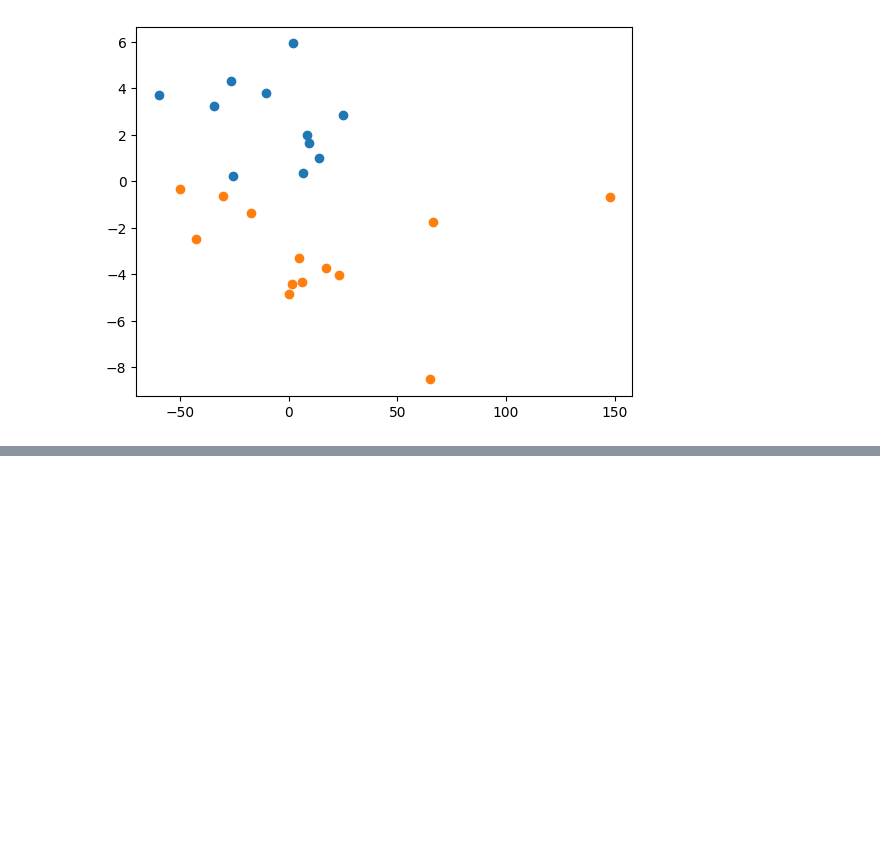
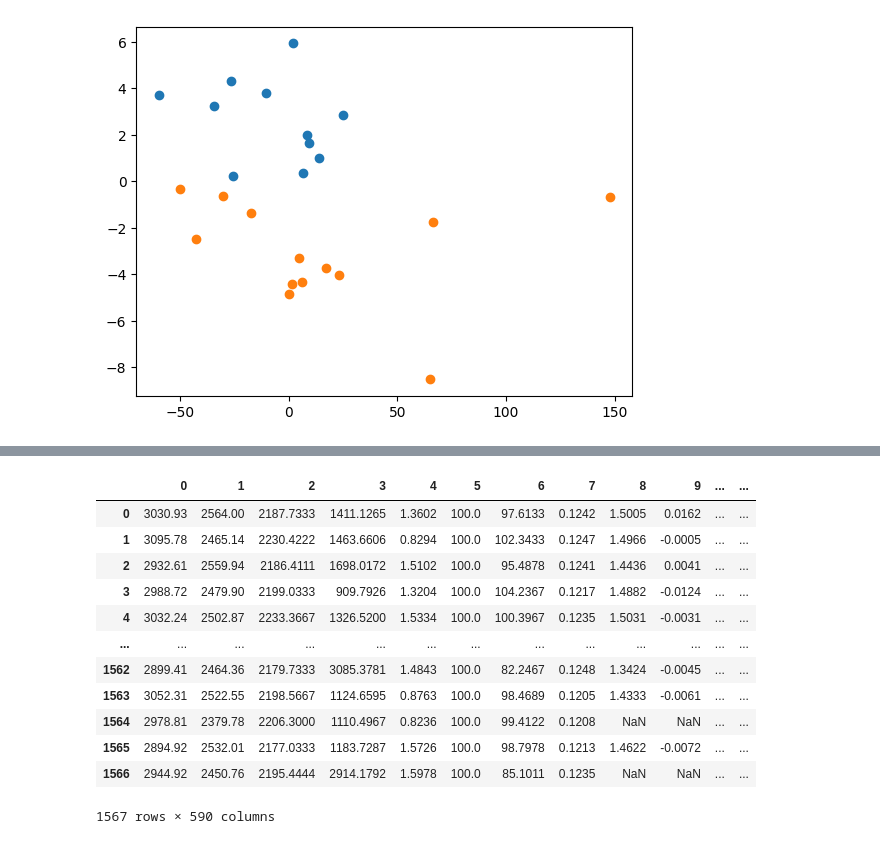
Before and after one commit to SuzuSys/KalmanPaper, a Jupyter notebook: nbs/AnalysisStorage/01_Analysis01.ipynb, the cells around one changed output, grey strips where cells are left out. Drawn from its saved outputs; the diff is of its cells as text; code cells hidden in the pictures; blank space fills up the shorter version.

```diff
--- a/nbs/AnalysisStorage/01_Analysis01.ipynb
+++ b/nbs/AnalysisStorage/01_Analysis01.ipynb
@@ -248,0 +305,17 @@ plt.scatter(x = down[cols4[0]], y = down[cols3[0]])
+# %%
+df1 = pd.read_csv("01_Data/secom/secom.data", sep=r'\s+', header=None)
+df1
+# %% [output]
+|  | 0 | 1 | 2 | 3 | 4 | 5 | 6 | 7 | 8 | 9 | ... | ... |
+| 0 | 3030.93 | 2564.00 | 2187.7333 | 1411.1265 | 1.3602 | 100.0 | 97.6133 | 0.1242 | 1.5005 | 0.0162 | ... | ... |
+| 1 | 3095.78 | 2465.14 | 2230.4222 | 1463.6606 | 0.8294 | 100.0 | 102.3433 | 0.1247 | 1.4966 | -0.0005 | ... | ... |
+| 2 | 2932.61 | 2559.94 | 2186.4111 | 1698.0172 | 1.5102 | 100.0 | 95.4878 | 0.1241 | 1.4436 | 0.0041 | ... | ... |
+| 3 | 2988.72 | 2479.90 | 2199.0333 | 909.7926 | 1.3204 | 100.0 | 104.2367 | 0.1217 | 1.4882 | -0.0124 | ... | ... |
+| 4 | 3032.24 | 2502.87 | 2233.3667 | 1326.5200 | 1.5334 | 100.0 | 100.3967 | 0.1235 | 1.5031 | -0.0031 | ... | ... |
+| ... | ... | ... | ... | ... | ... | ... | ... | ... | ... | ... | ... | ... |
+| 1562 | 2899.41 | 2464.36 | 2179.7333 | 3085.3781 | 1.4843 | 100.0 | 82.2467 | 0.1248 | 1.3424 | -0.0045 | ... | ... |
+| 1563 | 3052.31 | 2522.55 | 2198.5667 | 1124.6595 | 0.8763 | 100.0 | 98.4689 | 0.1205 | 1.4333 | -0.0061 | ... | ... |
+| 1564 | 2978.81 | 2379.78 | 2206.3000 | 1110.4967 | 0.8236 | 100.0 | 99.4122 | 0.1208 | NaN | NaN | ... | ... |
+| 1565 | 2894.92 | 2532.01 | 2177.0333 | 1183.7287 | 1.5726 | 100.0 | 98.7978 | 0.1213 | 1.4622 | -0.0072 | ... | ... |
+| 1566 | 2944.92 | 2450.76 | 2195.4444 | 2914.1792 | 1.5978 | 100.0 | 85.1011 | 0.1235 | NaN | NaN | ... | ... |
+1567 rows × 590 columns
```
Also changed, not shown: parts of 3 cells of this notebook, 10 other files.
